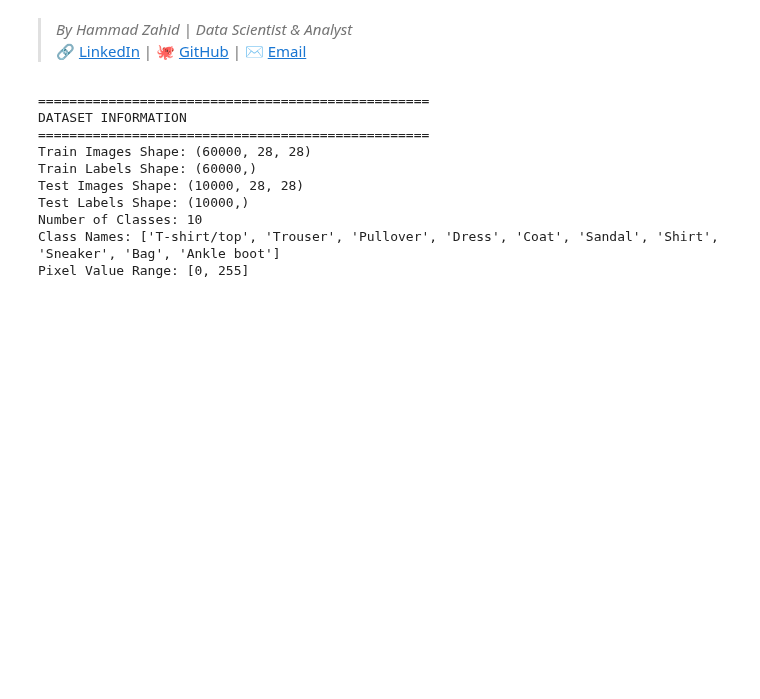
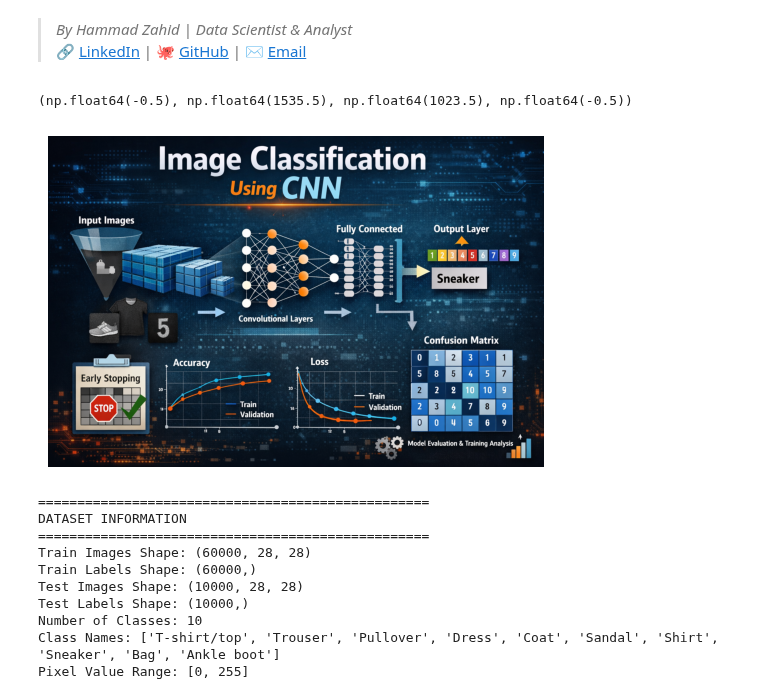
Before and after one commit to Hamad-Ansari/Image-Classification-Using-Convolutional-Neural-Networks-CNN-, a Jupyter notebook: day_51_image_class.ipynb, the cells around one changed output. Drawn from its saved outputs; the diff is of its cells as text; code cells hidden in the pictures; blank space fills up the shorter version.

```diff
--- a/day_51_image_class.ipynb
+++ b/day_51_image_class.ipynb
@@ -1,6 +1,18 @@
 # %% [markdown]
 > *By Hammad Zahid | Data Scientist & Analyst*
 > 🔗 [LinkedIn](https://www.linkedin.com/in/hammad-zahid-xyz) | 🐙 [GitHub](https://github.com/Hamad-Ansari) | ✉️ [Email](Hammadzahid24@gmail.com)
+# %%
+import cv2
+import matplotlib.pyplot as plt
+
+img = cv2.imread("mage.png")   # path to your image
+img = cv2.cvtColor(img, cv2.COLOR_BGR2RGB)
+
+plt.imshow(img)
+plt.axis("off")
+# %% [output]
+(np.float64(-0.5), np.float64(1535.5), np.float64(1023.5), np.float64(-0.5))
+[figure, added]
 # %%
 # Image Classification
 # Fashion-MNIST dataset image classification using NN architecture
```
